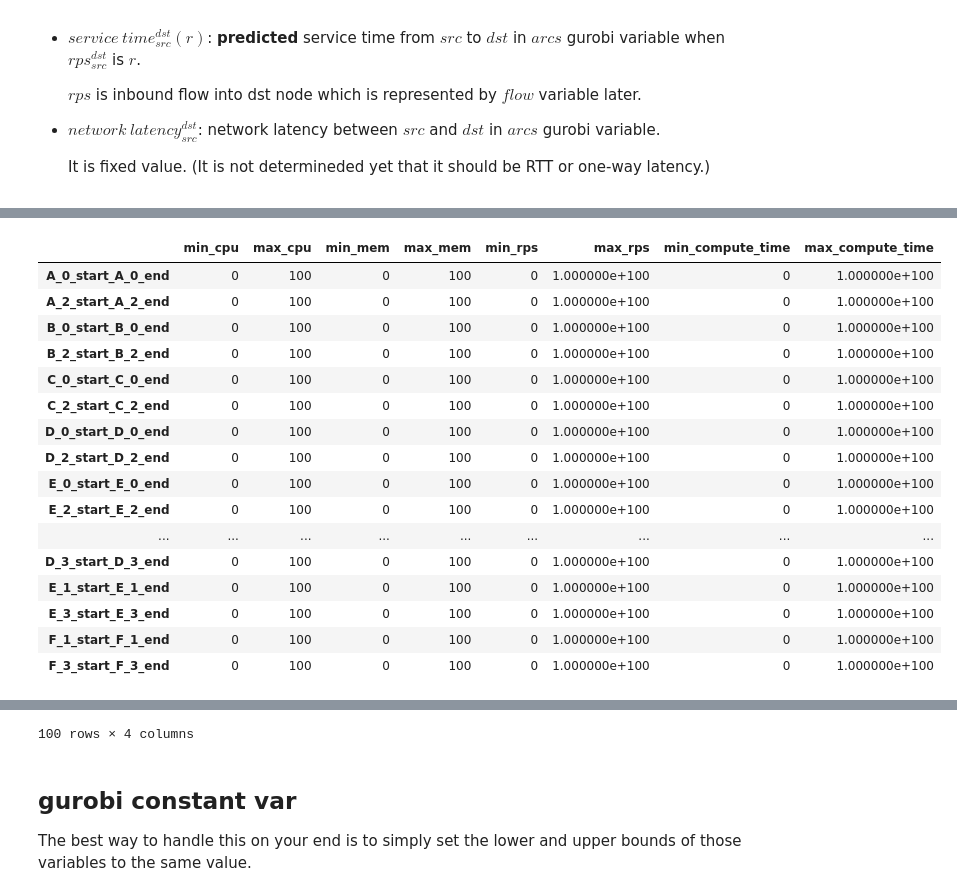
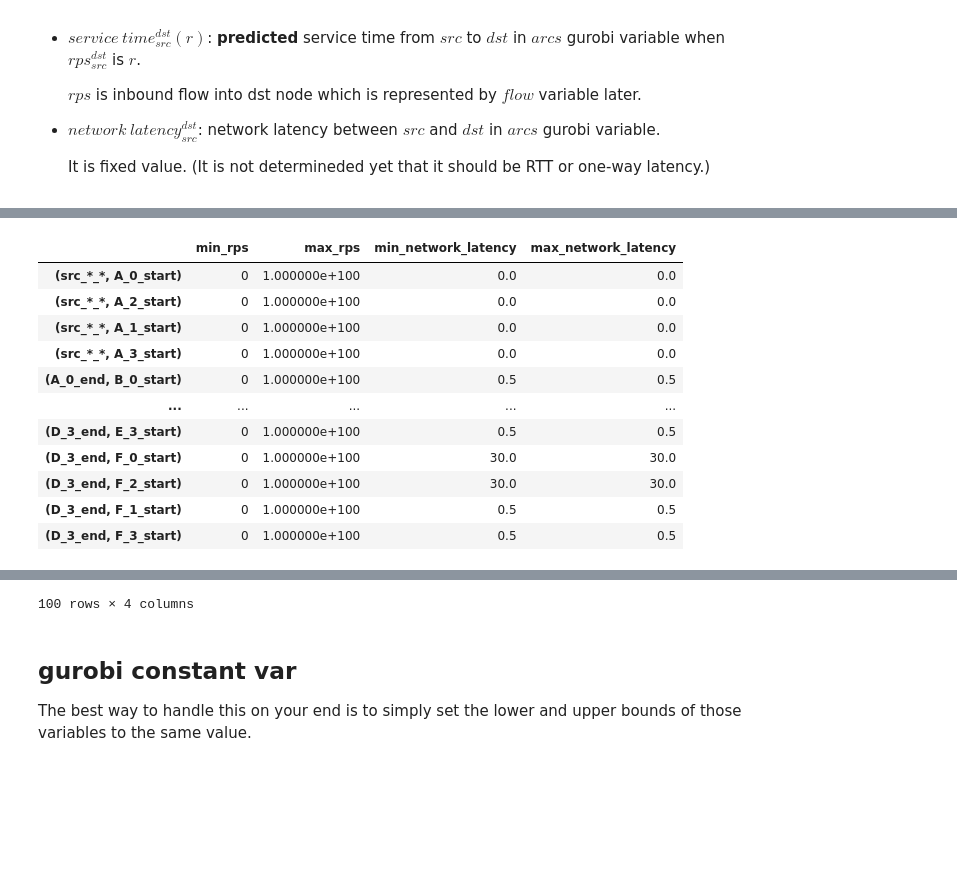
Before and after one commit to netarch/slate-sim, a Jupyter notebook: ml_optimizer.ipynb, the cells around one changed output, grey strips where cells are left out. Drawn from its saved outputs; the diff is of its cells as text; code cells hidden in the pictures; blank space fills up the shorter version.

```diff
--- a/ml_optimizer.ipynb
+++ b/ml_optimizer.ipynb
@@ -87,7 +87,8 @@ svc_name_list = list()
 compute_arc_var_name = list()
 for repl in sim.dag.all_replica:
     if repl.service.name != "User":
-        var_name = trunc(repl.to_str())+"_start" + "_" + trunc(repl.to_str())+"_end"
+        # var_name = trunc(repl.to_str())+"_start" + "_" + trunc(repl.to_str())+"_end"
+        var_name = (trunc(repl.to_str())+"_start", trunc(repl.to_str())+"_end")
         compute_arc_var_name.append(var_name)
         svc_name_list.append(repl.service.name)
 
@@ -97,16 +98,18 @@ for parent_repl in sim.dag.child_replica:
         child_repl_list = sim.dag.child_replica[parent_repl][child_svc]
         for child_repl in child_repl_list:
             if parent_repl.service.name == "User":
-                # var_name = trunc(parent_repl.to_str()) + "_" + trunc(child_repl.to_str())+"_start"
-                var_name = "src_*_*" + "_" + trunc(child_repl.to_str())+"_start"
+                # var_name = "src_*_*" + "_" + trunc(child_repl.to_str())+"_start"
+                var_name = ("src_*_*", trunc(child_repl.to_str())+"_start")
                 if var_name not in network_arc_var_name:
                     network_arc_var_name.append(var_name)
             else:
-                var_name = trunc(parent_repl.to_str())+"_end" + "_" + trunc(child_repl.to_str())+"_start"
+                # var_name = trunc(parent_repl.to_str())+"_end" + "_" + trunc(child_repl.to_str())+"_start"
+                var_name = (trunc(parent_repl.to_str())+"_end",  trunc(child_repl.to_str())+"_start")
                 if var_name not in network_arc_var_name:
                     network_arc_var_name.append(var_name)
             if sim.dag.is_leaf(child_repl.service):
-                var_name = trunc(child_repl.to_str())+"_end" + "_" + "dst_*_*"
+                # var_name = trunc(child_repl.to_str())+"_end" + "_" + "dst_*_*"
+                var_name = (trunc(child_repl.to_str())+"_end", "dst_*_*")
                 if var_name not in network_arc_var_name:
                     network_arc_var_name.append(var_name)
 
@@ -313,10 +316,11 @@ compute_time_data = pd.DataFrame(
 target_var = network_arc_var_name
 min_network_latency = list()
 max_network_latency = list()
-for var_name in network_arc_var_name:
-    elem = var_name.split("_")
-    src_svc = elem[0]
-    dst_svc = elem[3]
+for src_repl, dst_repl in network_arc_var_name:
+    print("src_repl: ", src_repl)
+    print("dst_repl: ", dst_repl)
+    src_svc = src_repl.split("_")[0]
+    dst_svc = dst_repl.split("_")[0]
     if src_svc == "src":
         min_network_latency.append(0)
         max_network_latency.append(0)
@@ -324,18 +328,14 @@ for var_name in network_arc_var_name:
         min_network_latency.append(0)
         max_network_latency.append(0)
     else:
-        from_idx = int(elem[1])
-        to_idx = int(elem[4])
-        try:
-            if from_idx%2 == to_idx%2:
-                min_network_latency.append(sim.NetworkLatency().same_rack)
-                max_network_latency.append(sim.NetworkLatency().same_rack)
-            else:
-                min_network_latency.append(sim.NetworkLatency().far_inter_region)
-                max_network_latency.append(sim.NetworkLatency().far_inter_region)
-        except:
-            print("error", elem)
-            break
+        from_idx = int(src_repl.split("_")[1])
+        to_idx = int(dst_repl.split("_")[1])
+        if from_idx%2 == to_idx%2:
+            min_network_latency.append(sim.NetworkLatency().same_rack)
+            max_network_latency.append(sim.NetworkLatency().same_rack)
+        else:
+            min_network_latency.append(sim.NetworkLatency().far_inter_region)
+            max_network_latency.append(sim.NetworkLatency().far_inter_region)
 network_latency_data = pd.DataFrame(
     data={
         # "service_name":target_var,
@@ -347,6 +347,9 @@ network_latency_data = pd.DataFrame(
     index=target_var
 )
 
-display(compute_time_data)
+# display(compute_time_data)
+
+# with pd.option_context('display.max_rows', None,):
+#     with pd.option_context('display.max_colwidth', None):
 display(network_latency_data)
 # %% [output]
@@ -353,17 +373,12 @@ display(network_latency_data)
-|  | min_cpu | max_cpu | min_mem | max_mem | min_rps | max_rps | min_compute_time | max_compute_time |
-| A_0_start_A_0_end | 0 | 100 | 0 | 100 | 0 | 1.000000e+100 | 0 | 1.000000e+100 |
-| A_2_start_A_2_end | 0 | 100 | 0 | 100 | 0 | 1.000000e+100 | 0 | 1.000000e+100 |
-| B_0_start_B_0_end | 0 | 100 | 0 | 100 | 0 | 1.000000e+100 | 0 | 1.000000e+100 |
-| B_2_start_B_2_end | 0 | 100 | 0 | 100 | 0 | 1.000000e+100 | 0 | 1.000000e+100 |
-| C_0_start_C_0_end | 0 | 100 | 0 | 100 | 0 | 1.000000e+100 | 0 | 1.000000e+100 |
-| C_2_start_C_2_end | 0 | 100 | 0 | 100 | 0 | 1.000000e+100 | 0 | 1.000000e+100 |
-| D_0_start_D_0_end | 0 | 100 | 0 | 100 | 0 | 1.000000e+100 | 0 | 1.000000e+100 |
-| D_2_start_D_2_end | 0 | 100 | 0 | 100 | 0 | 1.000000e+100 | 0 | 1.000000e+100 |
-| E_0_start_E_0_end | 0 | 100 | 0 | 100 | 0 | 1.000000e+100 | 0 | 1.000000e+100 |
-| E_2_start_E_2_end | 0 | 100 | 0 | 100 | 0 | 1.000000e+100 | 0 | 1.000000e+100 |
-| ... | ... | ... | ... | ... | ... | ... | ... | ... |
-| D_3_start_D_3_end | 0 | 100 | 0 | 100 | 0 | 1.000000e+100 | 0 | 1.000000e+100 |
-| E_1_start_E_1_end | 0 | 100 | 0 | 100 | 0 | 1.000000e+100 | 0 | 1.000000e+100 |
-| E_3_start_E_3_end | 0 | 100 | 0 | 100 | 0 | 1.000000e+100 | 0 | 1.000000e+100 |
-| F_1_start_F_1_end | 0 | 100 | 0 | 100 | 0 | 1.000000e+100 | 0 | 1.000000e+100 |
-| F_3_start_F_3_end | 0 | 100 | 0 | 100 | 0 | 1.000000e+100 | 0 | 1.000000e+100 |
+|  | min_rps | max_rps | min_network_latency | max_network_latency |
+| (src_*_*, A_0_start) | 0 | 1.000000e+100 | 0.0 | 0.0 |
+| (src_*_*, A_2_start) | 0 | 1.000000e+100 | 0.0 | 0.0 |
+| (src_*_*, A_1_start) | 0 | 1.000000e+100 | 0.0 | 0.0 |
+| (src_*_*, A_3_start) | 0 | 1.000000e+100 | 0.0 | 0.0 |
+| (A_0_end, B_0_start) | 0 | 1.000000e+100 | 0.5 | 0.5 |
+| ... | ... | ... | ... | ... |
+| (D_3_end, E_3_start) | 0 | 1.000000e+100 | 0.5 | 0.5 |
+| (D_3_end, F_0_start) | 0 | 1.000000e+100 | 30.0 | 30.0 |
+| (D_3_end, F_2_start) | 0 | 1.000000e+100 | 30.0 | 30.0 |
+| (D_3_end, F_1_start) | 0 | 1.000000e+100 | 0.5 | 0.5 |
+| (D_3_end, F_3_start) | 0 | 1.000000e+100 | 0.5 | 0.5 |
@@ -382,4 +385,4 @@ display(network_latency_data)
-100 rows × 4 columns
+100 rows × 4 columns
 # %% [markdown]
 ## gurobi constant var
 The best way to handle this on your end is to simply set the lower and upper bounds of those variables to the same value.
```
Also changed, not shown: parts of 19 cells of this notebook.
